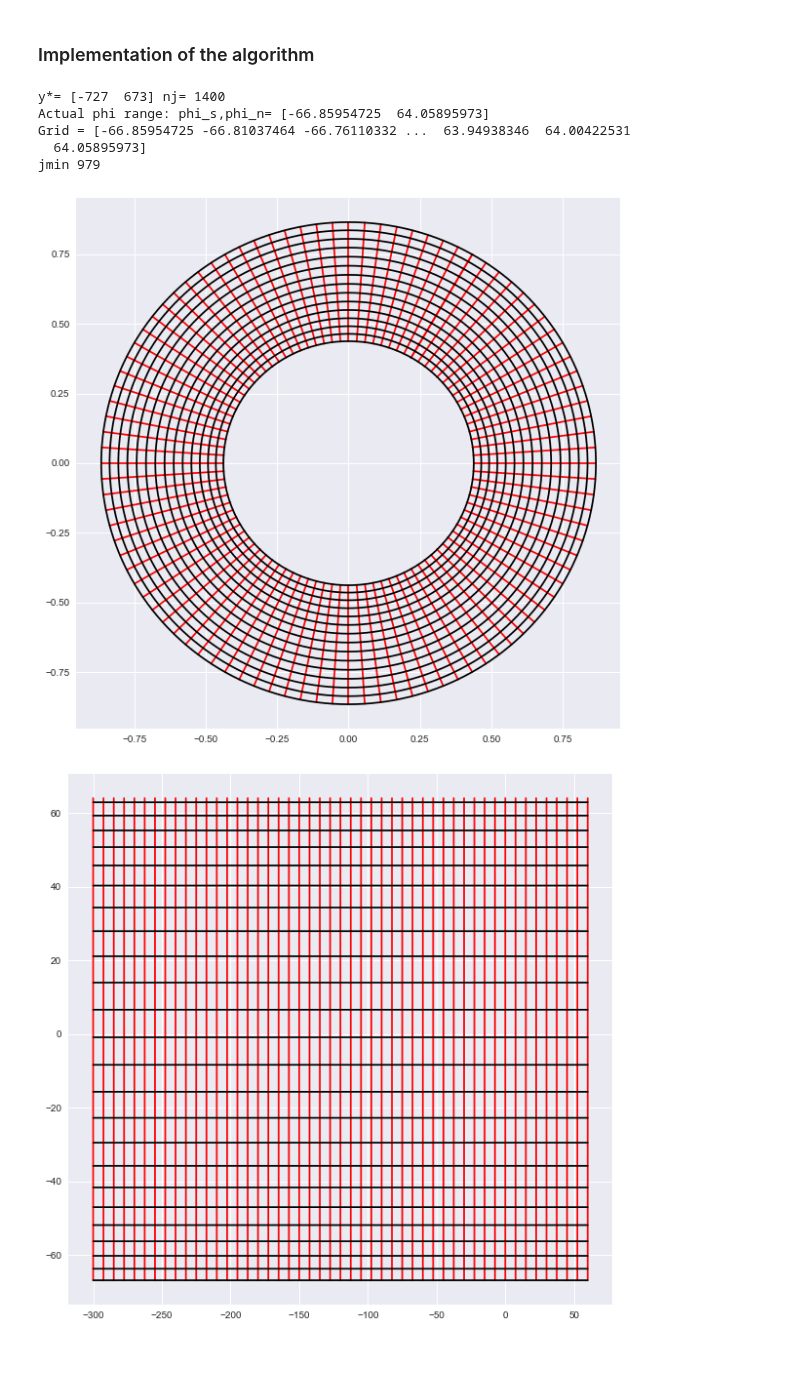
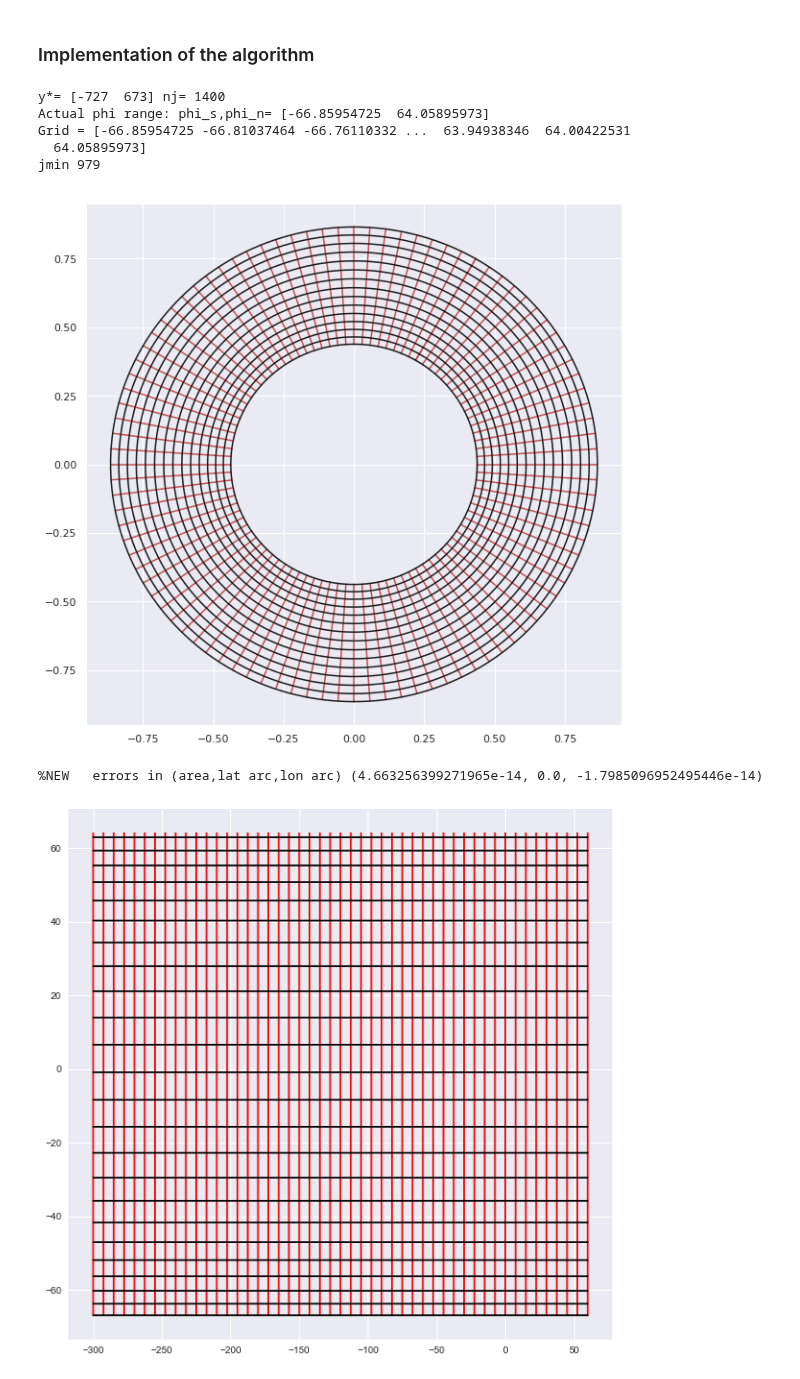
Before and after one commit to nikizadehgfdl/grid_generation, a Jupyter notebook: jupynotebooks/mercator_grid.ipynb, the cells around one changed output. Cells and saved outputs as stored; diff of their text form; code cells hidden in the pictures.

Commit message:
A finite element improvement of spherical metrics

```diff
--- a/jupynotebooks/mercator_grid.ipynb
+++ b/jupynotebooks/mercator_grid.ipynb
@@ -117,7 +117,7 @@ def mdist(x1,x2):
   d=np.minimum(a,b)
   return d
 
-def generate_grid_metrics(x,y,axis_units='degrees',Re=_default_Re):
+def generate_grid_metrics(x,y,axis_units='degrees',Re=_default_Re,latlon_areafix=False):
     nytot,nxtot = x.shape
     if  axis_units == 'm':
       metric=1.0
@@ -137,7 +137,12 @@ def generate_grid_metrics(x,y,axis_units='degrees',Re=_default_Re):
     dy = np.sqrt(dy)
     dx=dx[:,:-1]
     dy=dy[:-1,:]
-    area=dx[:-1,:]*dy[:,:-1]
+    if(latlon_areafix):
+        delsin_j = np.roll(np.sin(y*PI_180),shift=-1,axis=0) - np.sin(y*PI_180)
+        area=metric*metric*dx_i[:-1,:-1]*delsin_j[:-1,:-1]/PI_180
+    else:
+        area=dx[:-1,:]*dy[:,:-1]
+
     angle_dx=np.zeros((nytot,nxtot))
 #    angle_dx = np.arctan2(dy_i,dx_i)/PI_180
 #    self.angle_dx = numpy.arctan2(dy_i,dx_i)*180.0/numpy.pi
@@ -243,36 +248,60 @@ def generate_mercator_grid(Ni,phi_s,phi_n,lon0_M,lenlon_M):
     Nj=y_star[1]-y_star[0]
     print( 'y*=',y_star, 'nj=', Nj )
     print( 'Actual phi range: phi_s,phi_n=', phi_mercator(Ni, y_star) )
     phi_M = phi_mercator(Ni, np.arange(y_star[0],y_star[1]+1))
     print( 'Grid =', phi_M )
 #    if(y_star[1]-y_star[0] != Nj):
 #        print("Error: the Mercator construct did not produce the expected number of j points ",Nj)
     y_grid_M = np.tile(phi_M.reshape(Nj+1,1),(1,Ni+1))
     lam_M = lon0_M + np.arange(Ni+1) * lenlon_M/Ni
     x_grid_M = np.tile(lam_M,(Nj+1,1))
     return x_grid_M,y_grid_M
 
 
 #generate the grid
 lamMerc,phiMerc = generate_mercator_grid(Ni,phi_s_Merc,phi_n_Merc,lon0,lenlon)
 #### Why N_j comes out of the above but is needed as an input to MIDAS?
 
 #generate the metrics
-dxMerc,dyMerc,areaMerc,angleMerc = generate_grid_metrics(lamMerc,phiMerc,axis_units='degrees')
+dxMerc,dyMerc,areaMerc,angleMerc = generate_grid_metrics(lamMerc,phiMerc,axis_units='degrees',Re=1, latlon_areafix=True)
 
 #write the grid file
-write_nc(lamMerc,phiMerc,dxMerc,dyMerc,areaMerc,angleMerc,axis_units='degrees',fnam='mercator_new.nc')
+#write_nc(lamMerc,phiMerc,dxMerc,dyMerc,areaMerc,angleMerc,axis_units='degrees',fnam='mercator_new.nc')
 
 #plot grid
 plt.figure(figsize=(10,10))
 plot_mesh_in_xyz(lamMerc,phiMerc, stride=30,lowerlat=30)
 # %% [output]
 y*= [-727  673] nj= 1400
 Actual phi range: phi_s,phi_n= [-66.85954725  64.05895973]
 Grid = [-66.85954725 -66.81037464 -66.76110332 ...  63.94938346  64.00422531
   64.05895973]
 jmin 979
-[figure, old version]
+[figure, new version]
+# %%
+def metrics_error(dx_,dy_,area_,lat1,lat2=90,Re=_default_Re):
+    exact_area = 2*np.pi*(Re**2)*(np.sin(lat2*PI_180)-np.sin(lat1*PI_180))
+    exact_lat_arc_length = (lat2-lat1)*PI_180*Re
+    exact_lon_arc_length = np.cos(lat1*PI_180) *2*np.pi*Re
+
+    if(lat2 == -90):
+        grid_lat_arc_length = (np.sum(dy_[:,0])+np.sum(dy_[:,Ni//2]))/2
+        grid_lon_arc_length = np.sum(dx_[-1,:])
+    else:
+        grid_lat_arc_length = np.sum(dy_[:,Ni//4])
+        grid_lon_arc_length = np.sum(dx_[0,:])
+
+    area_error = 100*(np.sum(area_)-exact_area)/exact_area
+    lat_arc_error = 100*(grid_lat_arc_length - exact_lat_arc_length)/exact_lat_arc_length
+    lon_arc_error = 100*(grid_lon_arc_length -  exact_lon_arc_length)/exact_lon_arc_length
+
+    return area_error,lat_arc_error,lon_arc_error
+
+
+#generate the metrics
+print("%NEW   errors in (area,lat arc,lon arc)", metrics_error(dxMerc,  dyMerc,  areaMerc, lat1=phi_s_Merc, lat2=phi_n_Merc,Re=1))
+# %% [output]
+%NEW   errors in (area,lat arc,lon arc) (4.663256399271965e-14, 0.0, -1.7985096952495446e-14)
 # %%
 plt.figure(figsize=(10,10))
 plot_mesh_in_latlon(lamMerc,phiMerc, stride=60)
```
Also changed, not shown: parts of 1 cell of this notebook, 3 other files.
